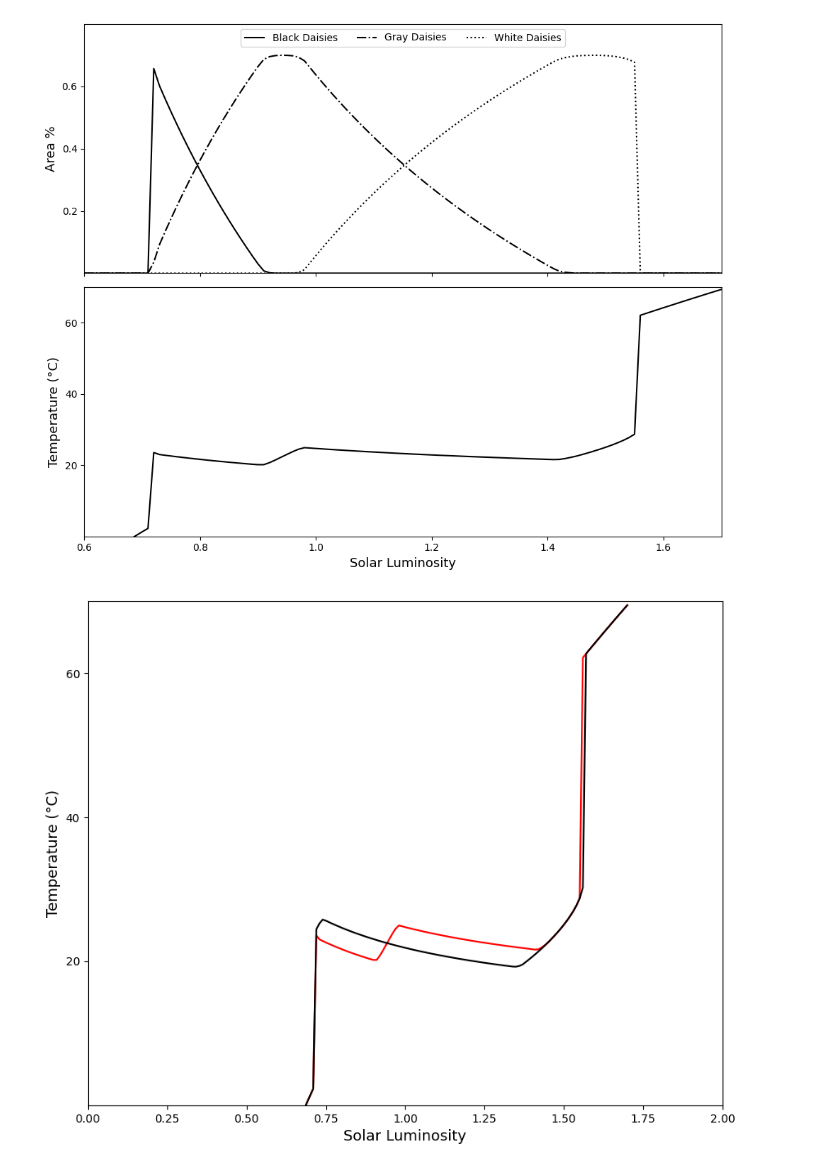
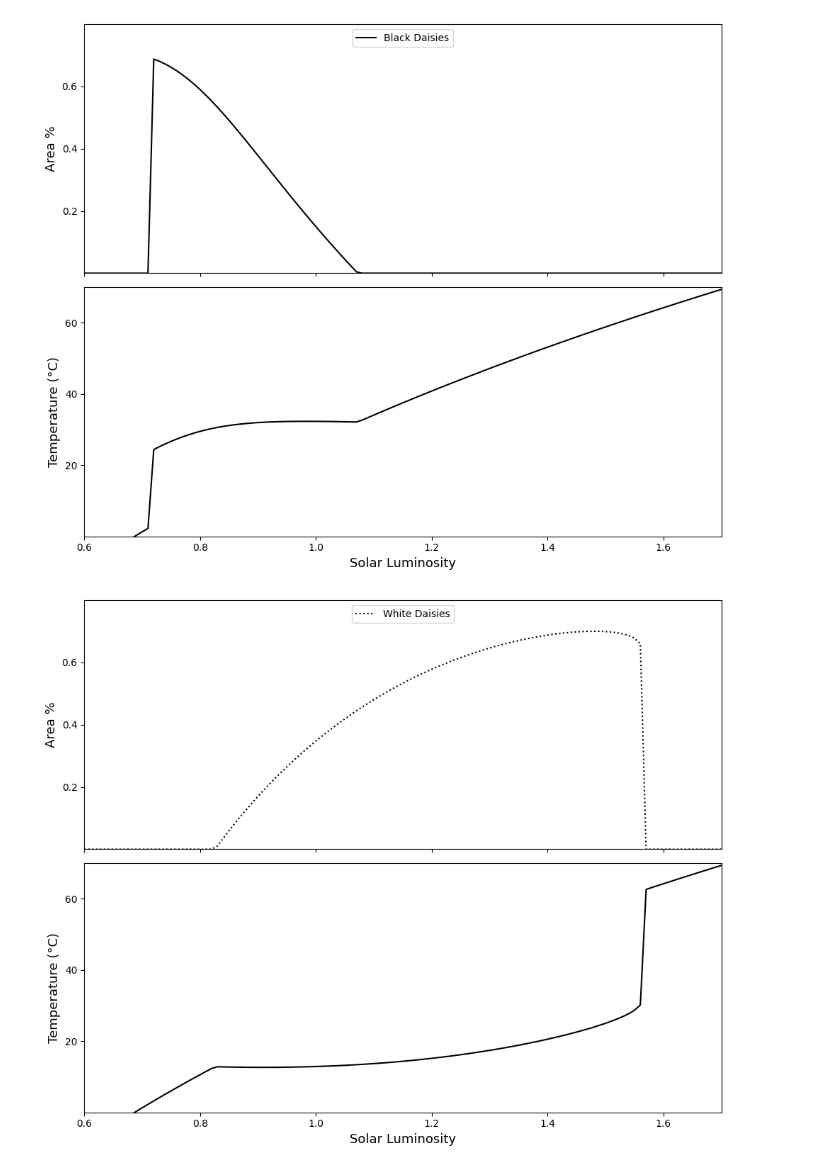
Before and after one commit to CS361-S25/final-project-henryjared, a Jupyter notebook: Graph.ipynb, the cells around one changed output. Saved outputs shown, nothing was run; the diff lists cells and outputs as text; code cells hidden in the pictures.

Commit message:
Finished up prop temp lum graphs. started lat graphs

```diff
--- a/Graph.ipynb
+++ b/Graph.ipynb
@@ -128,48 +46,31 @@ plt.show()
-# %%
-gray_df = pd.read_csv('/Users/arroyoruizj/Desktop/ALDE_Work/final-project-henryjared/white_black_and_gray.csv')
-gray_df = gray_df[(gray_df['t'] >= 50000) & (gray_df['t'] <= 6050000)]
-
-fig, axs = plt.subplots(2, 1, figsize=(10, 8), sharex=True)
-
-# Top plot: Proportion of Daisies
-axs[0].plot(gray_df['L'], gray_df['a_b'], label='Black Daisies', color='black')
-axs[0].plot(gray_df['L'], gray_df['a_g'], label='Gray Daisies', color='black', linestyle='dashdot')
-axs[0].plot(gray_df['L'], gray_df['a_w'], label='White Daisies', color='black', linestyle=':')
-
-
-axs[0].set_xlim([0, 2])
-axs[0].set_ylim([0, 0.8])
-axs[0].set_yticks([.2, .4, .6])
-axs[0].legend(loc='upper center', ncols=3)
-axs[0].set_ylabel("Area %", size=13)
-
-
-axs[1].plot(gray_df['L'], gray_df['temp'], color='black')
-axs[1].set_xlim([0, 2])
-axs[1].set_ylim([0, 70])
-axs[1].set_yticks([20, 40, 60])
-axs[1].set_xlabel("Solar Luminosity", size=13)
-axs[1].set_ylabel("Temperature (°C)", size=13)
-
-
-plt.tight_layout()
-plt.xlim([0.6, 1.7])
-plt.savefig("BWGArea_Luminosity.png")
-plt.show()
-#gray daisies make white daises die faster
-# %% [output]
-[figure, removed]
-# %%
-plt.figure(figsize=(10, 8))
-
-plt.plot(gray_df['L'], gray_df['temp'], color='red')
-plt.plot(df['L'], df['temp'], color='black')
-plt.xlim([0, 2])
-plt.ylim([0, 70])
-plt.yticks([20, 40, 60])
-plt.xlabel("Solar Luminosity", size=13)
-plt.ylabel("Temperature (°C)", size=13)
-
-plt.show()
-# %% [output]
-[figure, removed]
+# %%
+black_df = pd.read_csv("./data/black.csv")
+black_df.name = "./figures/Black_Flat.png"
+
+white_df = pd.read_csv("./data/white.csv")
+white_df.name = "./figures/White_Flat.png"
+
+gray_df = pd.read_csv("./data/gray.csv")
+gray_df.name = "./figures/Gray_Flat.png"
+
+white_black_df = pd.read_csv("./data/black_and_white.csv")
+white_black_df.name = "./figures/White_Black_Flat.png"
+
+white_black_gray_df = pd.read_csv("./data/white_black_and_gray.csv")
+white_black_gray_df.name = "./figures/White_Black_Gray_Flat.png"
+
+include_flat_plots = {
+    black_df.name: [True, False, False],
+    white_df.name: [False, True, False],
+    gray_df.name: [False, False, True],
+    white_black_df.name: [True, True, False],
+    white_black_gray_df.name: [True, True, True]
+}
+
+flat_world_dfs = [black_df, white_df, gray_df, white_black_df, white_black_gray_df]
+
+for df in flat_world_dfs:
+    create_prop_temp_lum_graph(df, include_flat_plots[df.name], df.name)
+# %% [output]
+[figure, added]
+[figure, added]
```
Also changed, not shown: parts of 10 cells of this notebook, 10 other files.
